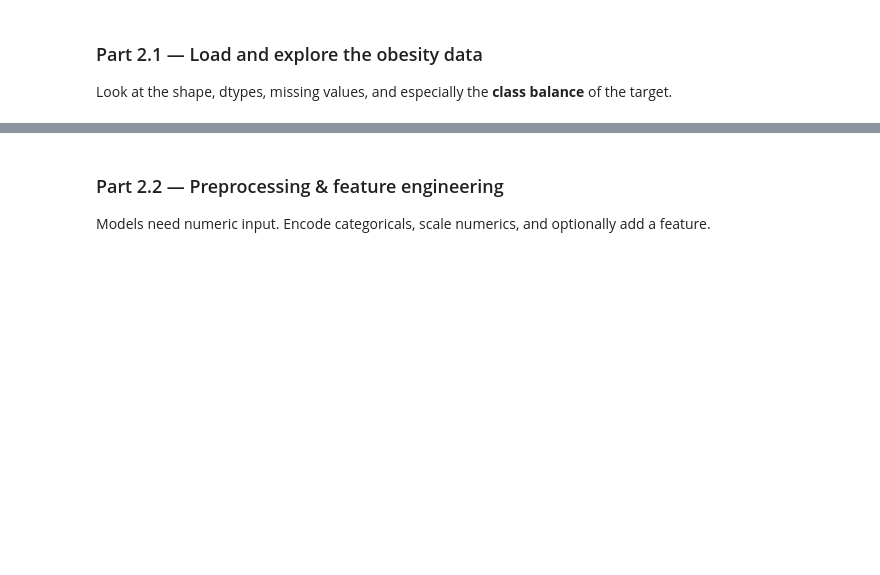
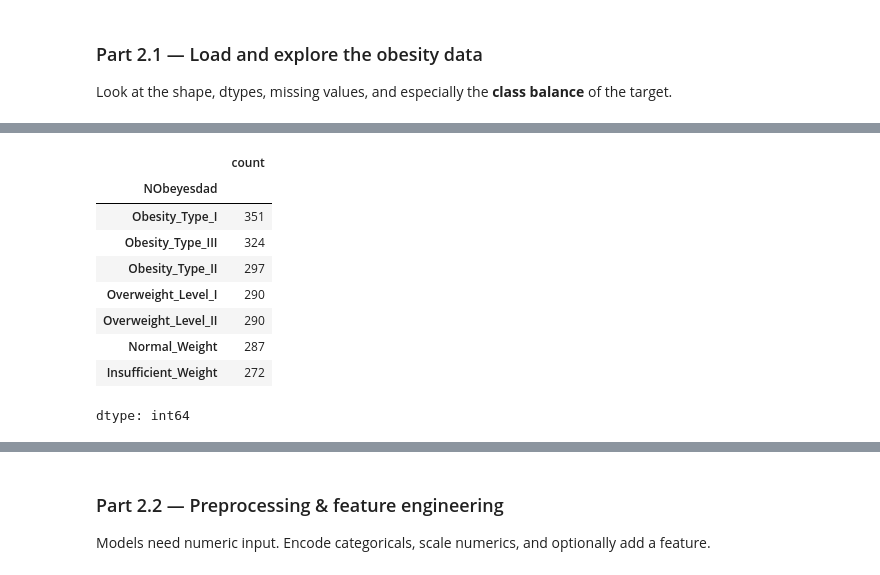
Before and after one commit to joyy-atschool/lab-2-predictive-analytics, a Jupyter notebook: lab_2_predictive_analytics.ipynb, the cells around one changed output, grey strips where cells are left out. Saved outputs shown, nothing was run; the diff lists cells and outputs as text; code cells hidden in the pictures; blank space fills up the shorter version.

```diff
--- a/lab_2_predictive_analytics.ipynb
+++ b/lab_2_predictive_analytics.ipynb
@@ -448,0 +493,16 @@ Look at the shape, dtypes, missing values, and especially the **class balance**
+# %%
+# TODO: Show the class distribution of `NObeyesdad`
+#   (value_counts and a sns.countplot). Is it balanced across the 7 classes? refer to markdown please
+
+obesity['NObeyesdad'].value_counts()
+# %% [output]
+|  | count |
+| NObeyesdad |  |
+| Obesity_Type_I | 351 |
+| Obesity_Type_III | 324 |
+| Obesity_Type_II | 297 |
+| Overweight_Level_I | 290 |
+| Overweight_Level_II | 290 |
+| Normal_Weight | 287 |
+| Insufficient_Weight | 272 |
+dtype: int64
```
Also changed, not shown: parts of 9 cells of this notebook.
